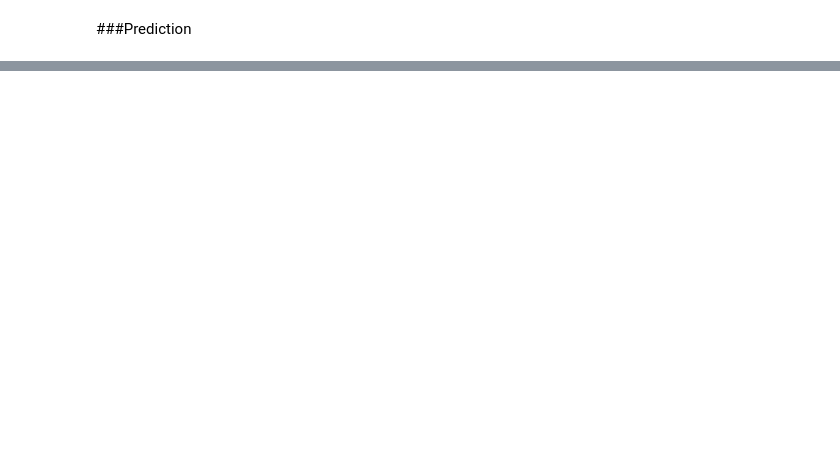
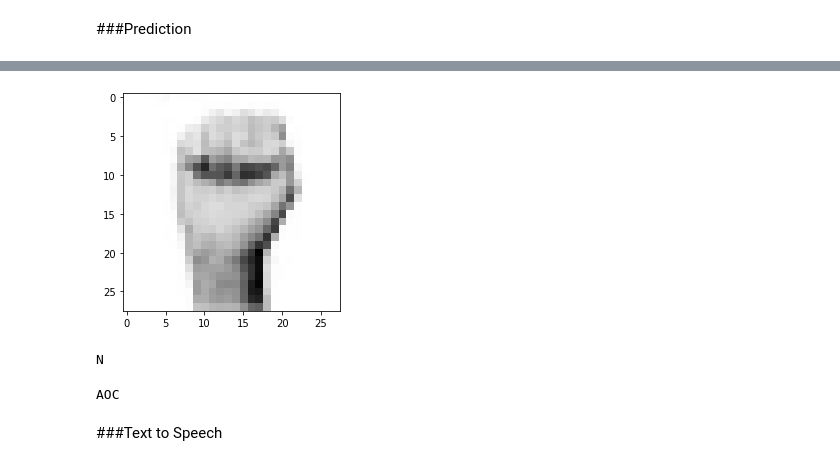
Before and after one commit to EphemeralAnarchist/ASL_Translator, a Jupyter notebook: ASLTranslator.ipynb, the cells around one changed output, grey strips where cells are left out. Saved outputs shown, nothing was run; the diff lists cells and outputs as text; code cells hidden in the pictures; blank space fills up the shorter version.

```diff
--- a/ASLTranslator.ipynb
+++ b/ASLTranslator.ipynb
@@ -426,0 +387,26 @@ Y
+# %%
+img1 = image.load_img("gdrive/MyDrive/Colab Notebooks/predict/ASL_S.png", target_size = (28,28))
+img = np.array(img1).reshape( 28, 28, 3)
+plt.gray()
+
+rgb_weights = [0.2989, 0.5870, 0.1140]
+grayscale_image = np.dot(img[...,:3], rgb_weights)
+plt.imshow(grayscale_image, cmap=plt.get_cmap("gray"))
+
+imgarr=np.array(grayscale_image.reshape(1,28,28,1))
+# %% [output]
+[figure, added]
+# %%
+#Predictions for the actual data
+predict_img=cnn_model.predict(imgarr)
+predicted=np.argmax(predict_img,axis=1)
+print(class_names[predicted[0]])
+text+=class_names[predicted[0]]
+# %% [output]
+N
+# %%
+print(text)
+# %% [output]
+AOC
+# %% [markdown]
+###Text to Speech
```
Also changed, not shown: parts of 18 cells of this notebook.
